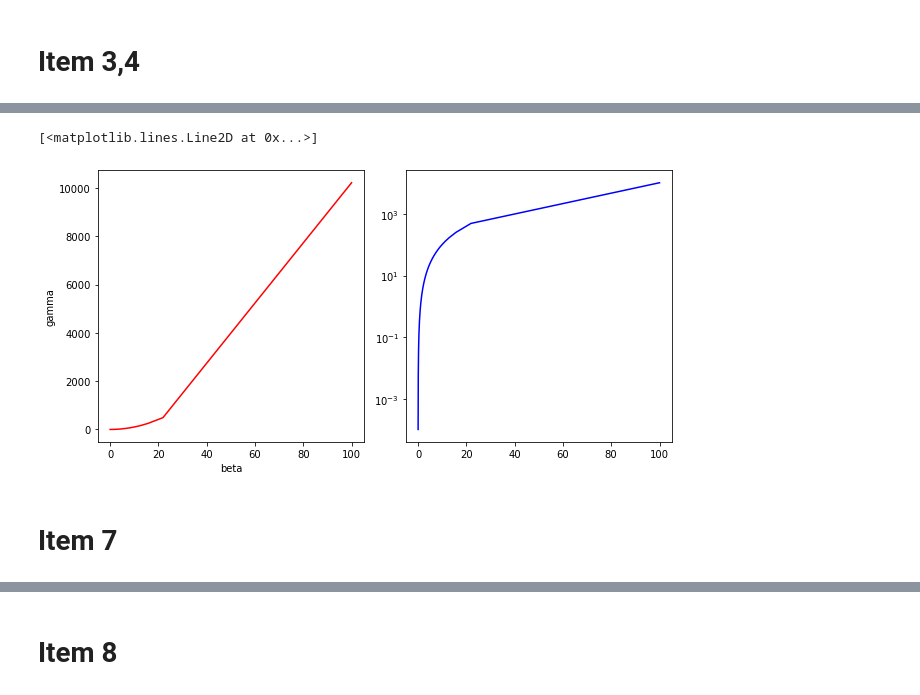
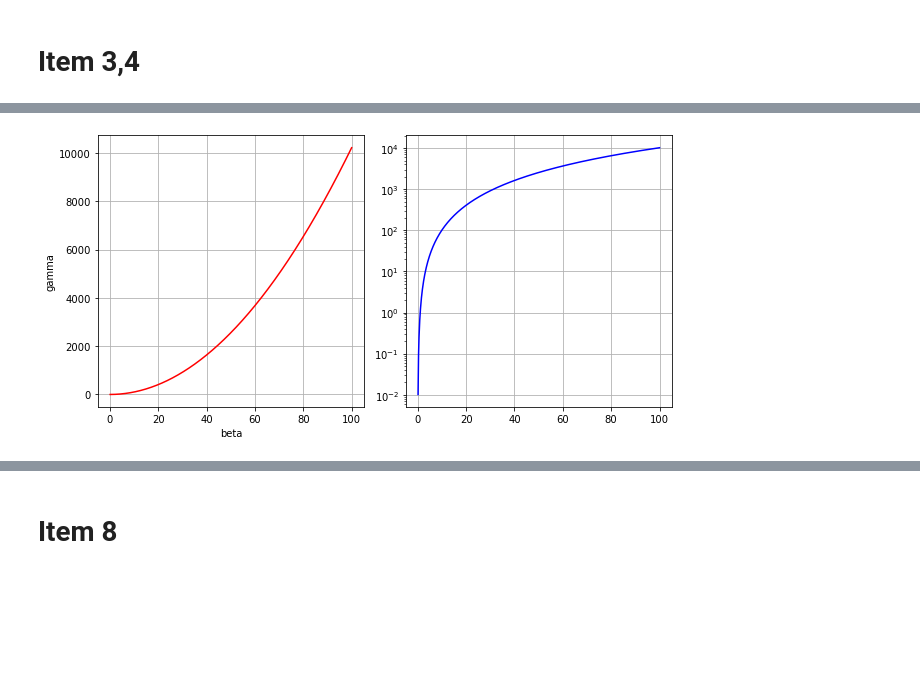
Before and after one commit to Jaegg3rNat/Python_Intro, a Jupyter notebook: Projeto 1.ipynb, the cells around one changed output, grey strips where cells are left out. Saved outputs shown, nothing was run; the diff lists cells and outputs as text; code cells hidden in the pictures; blank space fills up the shorter version.

```diff
--- a/Projeto 1.ipynb
+++ b/Projeto 1.ipynb
@@ -78,26 +85,22 @@ ax1.fill_between(x,gamma(beta),gamma(beta)*beta, alpha= 0.2)
 # %%
-gamaβ = gamma(beta)*beta
+GB = np.linspace(0.1,100,1000)
+
 mec = 0.5110
 I = 1
-def ln_argument(gamaβ):
+def ln_argument2(GB):
     lista2 = []
-    for (i, valor) in enumerate(gamaβ):
+    for (i, valor) in enumerate(GB):
         novo_elemento2 = (2*mec*(valor)**2)/I
         lista2.append(novo_elemento2)
     return lista2
-
-#print(ln_argument(gamabeta))
-
 
 
 fig, ax = plt.subplots(1,2,figsize=(9, 4.5), tight_layout=True )
 ax[0].set_xlabel('beta')
 ax[0].set_ylabel('gamma')
-ax[0].plot(gamabeta , ln_argument(gamabeta), 'r-')
-
-ax[1].semilogy(gamabeta , ln_argument(gamabeta), 'b-')
+ax[0].plot(GB , ln_argument2(GB), 'r-')
+ax[1].semilogy(GB , ln_argument2(GB), 'b-')
+ax[0].grid()
+ax[1].grid()
 # %% [output]
-[<matplotlib.lines.Line2D at 0x...>]
-[figure, old version]
+[figure, new version]
-# %% [markdown]
-# Item 7
```
Also changed, not shown: parts of 13 cells of this notebook.
